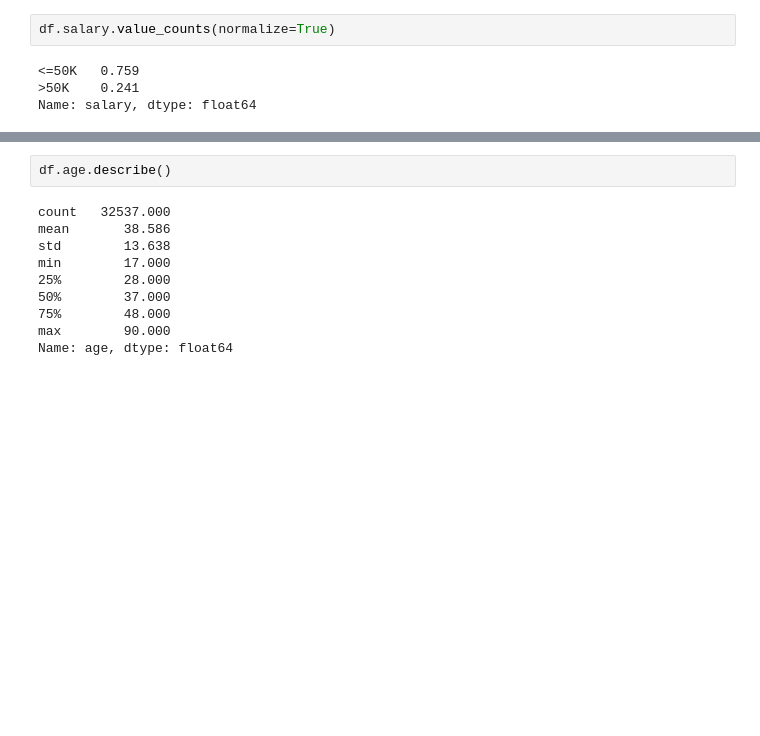
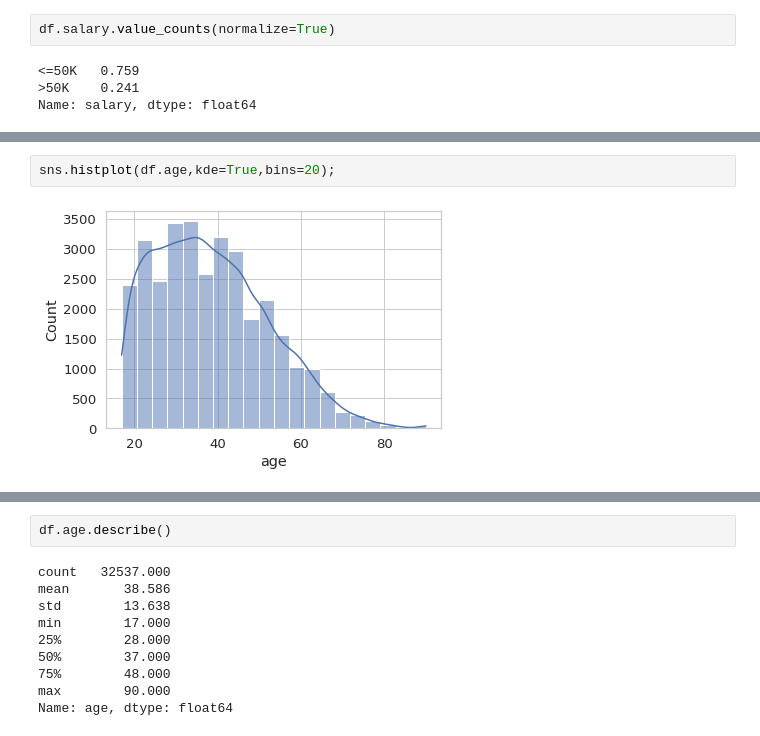
Before and after one commit to MK2709/DS11-assigments, a Jupyter notebook: DA_DVwPy_EDA_Project_(Analyze_US_Citizens)_D1461_Metin_V02.ipynb, the cells around one changed output, grey strips where cells are left out. Saved outputs shown, nothing was run; the diff lists cells and outputs as text; blank space fills up the shorter version.

```diff
--- a/DA_DVwPy_EDA_Project_(Analyze_US_Citizens)_D1461_Metin_V02.ipynb
+++ b/DA_DVwPy_EDA_Project_(Analyze_US_Citizens)_D1461_Metin_V02.ipynb
@@ -458 +500,5 @@ sns.boxplot(data=df,x="age");
+# %%
+sns.histplot(df.age,kde=True,bins=20);
+# %% [output]
+[figure, added]
 # %%
```
Also changed, not shown: parts of 165 cells of this notebook.
